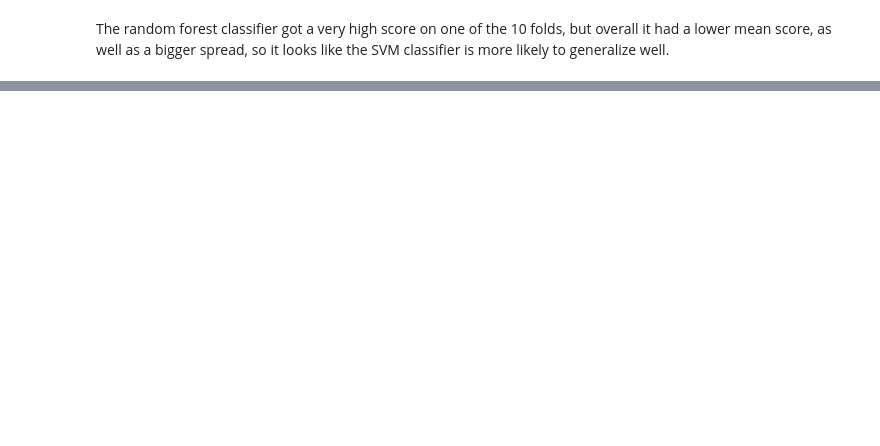
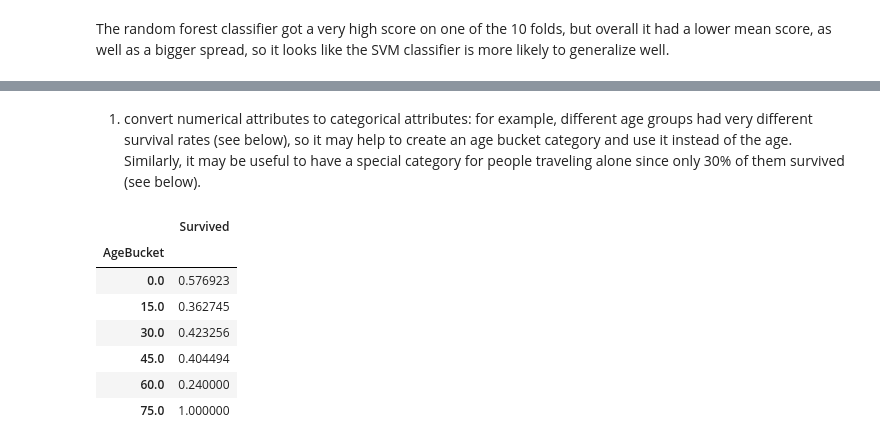
Before and after one commit to uzoochogu/Machine-Learning-Projects, a Jupyter notebook: titanic-survival-prediction/titanic_survival_predictor.ipynb, the cells around one changed output, grey strips where cells are left out. Cells and saved outputs as stored; diff of their text form; code cells hidden in the pictures; blank space fills up the shorter version.

```diff
--- a/titanic-survival-prediction/titanic_survival_predictor.ipynb
+++ b/titanic-survival-prediction/titanic_survival_predictor.ipynb
@@ -332,0 +349,14 @@ To improve this result further, you could:
+# %% [markdown]
+1. convert numerical attributes to categorical attributes: for example, different age groups had very different survival rates (see below), so it may help to create an age bucket category and use it instead of the age. Similarly, it may be useful to have a special category for people traveling alone since only 30% of them survived (see below).
+# %%
+train_data["AgeBucket"] = train_data["Age"] // 15 * 15  #We use the floor operator to create the numerical categories
+train_data[["AgeBucket", "Survived"]].groupby(['AgeBucket']).mean()
+# %% [output]
+|  | Survived |
+| AgeBucket |  |
+| 0.0 | 0.576923 |
+| 15.0 | 0.362745 |
+| 30.0 | 0.423256 |
+| 45.0 | 0.404494 |
+| 60.0 | 0.240000 |
+| 75.0 | 1.000000 |
```
Also changed, not shown: parts of 9 cells of this notebook.
